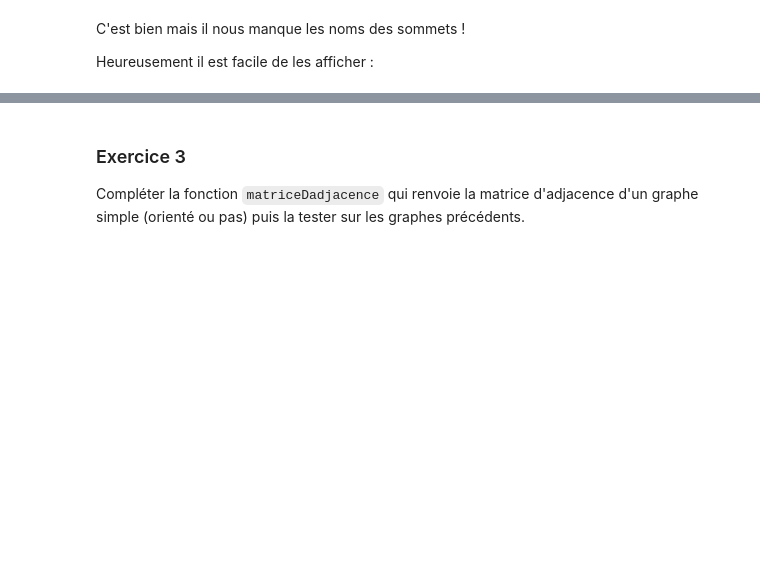
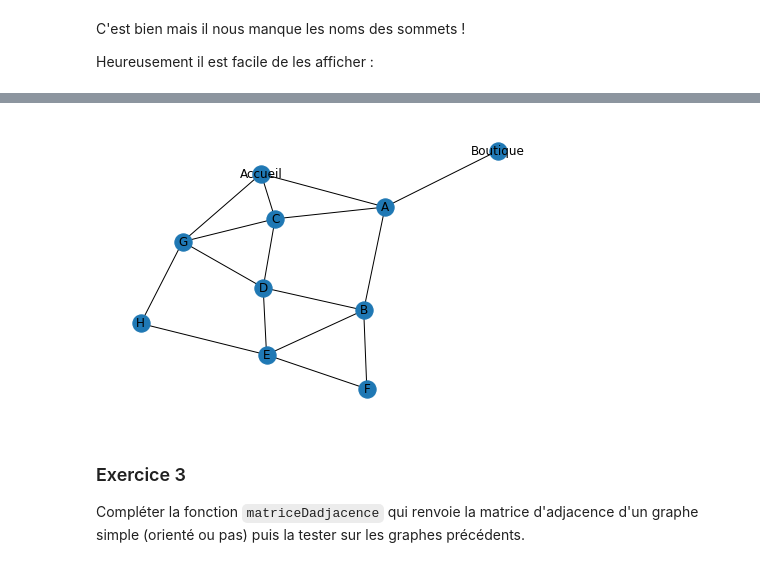
Before and after one commit to stellapalm/notebooks, a Jupyter notebook: Graphes_avec_networkx.ipynb, the cells around one changed output, grey strips where cells are left out. Saved outputs shown, nothing was run; the diff lists cells and outputs as text; code cells hidden in the pictures; blank space fills up the shorter version.

```diff
--- a/Graphes_avec_networkx.ipynb
+++ b/Graphes_avec_networkx.ipynb
@@ -177,3 +246,13 @@ Représenter de même le graphe <code>G2</code> associé au plan du musée ci-de
+# %%
+G2 = nx.Graph()
+G2.add_edges_from(
+    [("Accueil", "C"), ("Accueil", "G"), ("Accueil", "A"), ("C", "G"), ("C", "D"), ("C", "A"), ("G", "D"), ("G", "H"), ("D", "E"), ("D", "E"), ("D", "B"), ("E", "H"), ("E", "F"), ("E", "B"), ("B", "F"), ("B", "A"), ("A", "Boutique")]
+)
+# %%
+nx.draw(G2, with_labels=True)
+plt.show()
+# %% [output]
+[figure, added]
 # %% [markdown]
 ### Exercice 3
 Compléter la fonction <code>matriceDadjacence</code> qui renvoie la matrice d'adjacence d'un graphe simple (orienté ou pas) puis la tester sur les graphes précédents.
```
Also changed, not shown: parts of 33 cells of this notebook.
